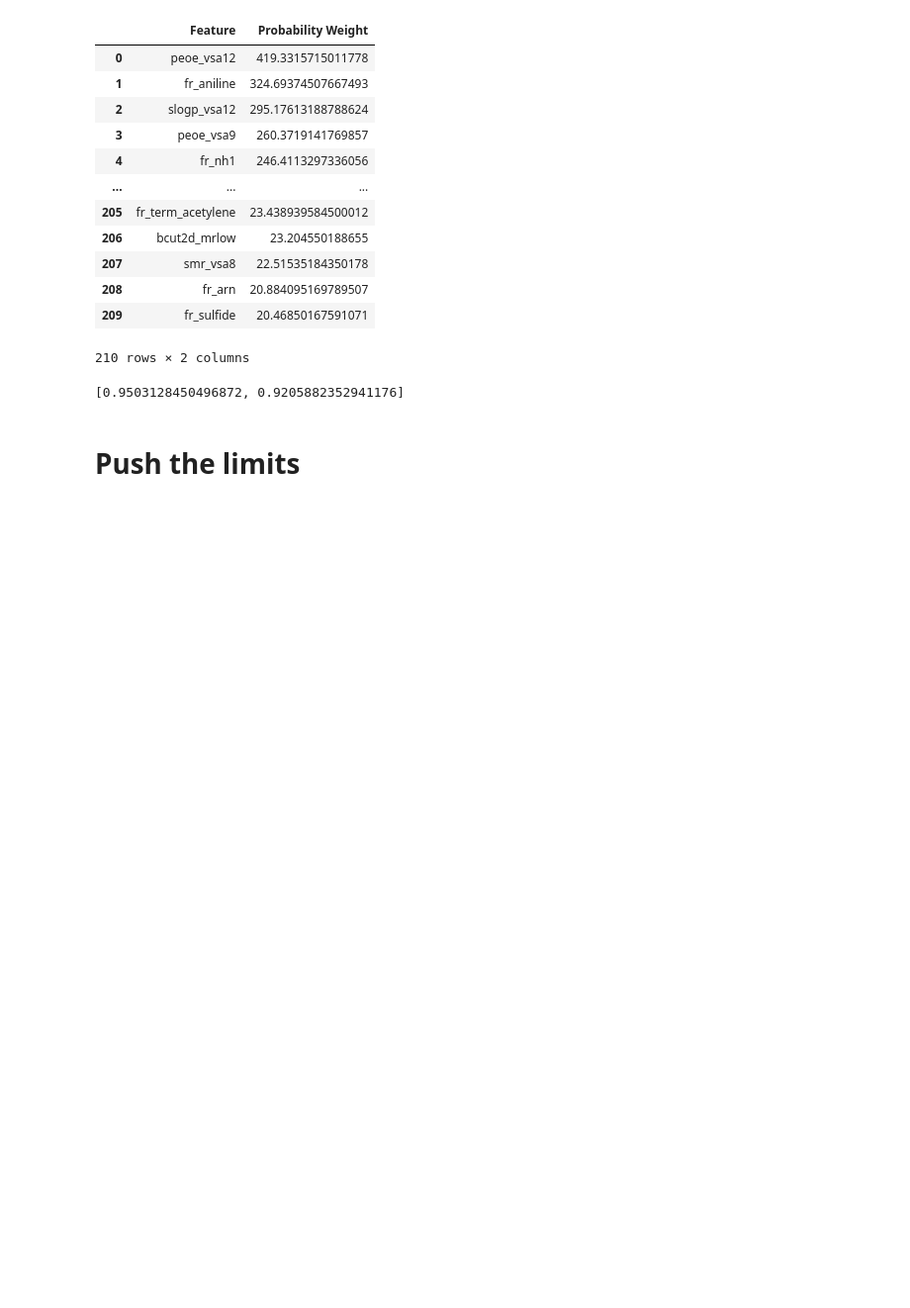
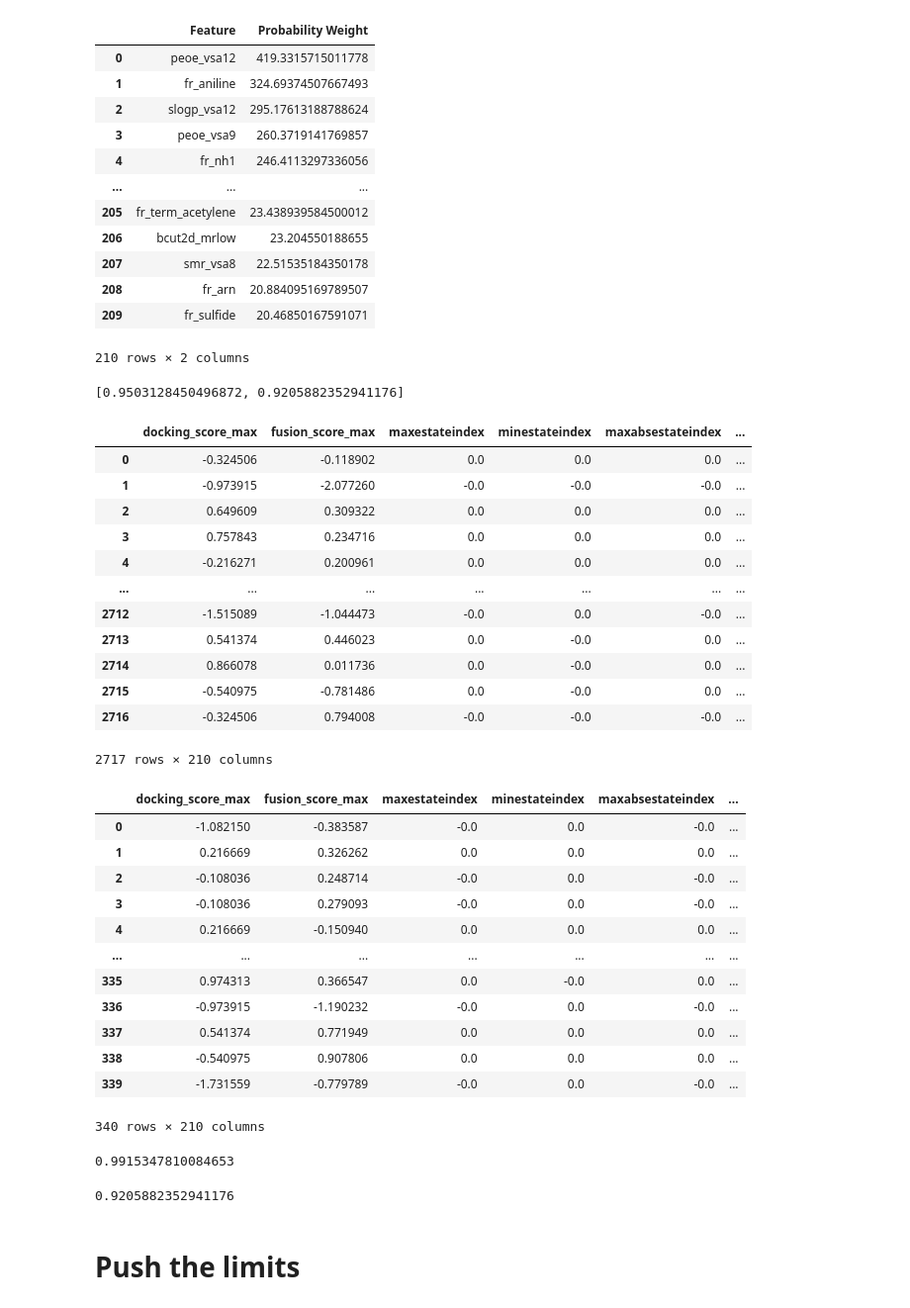
Before and after one commit to timothylindsey/Biola-Lawrence-Livermore-Project, a Jupyter notebook: Code/Feature Testing.ipynb, the cells around one changed output. Shown at 99% size. Cells and saved outputs as stored; diff of their text form; code cells hidden in the pictures; blank space fills up the shorter version.

```diff
--- a/Code/Feature Testing.ipynb
+++ b/Code/Feature Testing.ipynb
@@ -204,39 +204,73 @@ display(results_df, final_acc)
 # %%
 # with pd.option_context('display.max_rows', None,'display.max_columns', None,
 #     'display.precision', 3,):
 #     display(results)
 trainData, testData, valData, classTrain, classTest, classVal, dataLabels = get_data()
 
 col_idx = np.arange(0,210)
 
 train_data_df = pd.DataFrame(trainData, columns = dataLabels)
 train_temp_df = train_data_df.copy()
 val_data_df = pd.DataFrame(valData, columns = dataLabels)
 val_temp_df = val_data_df.copy()
 
 top_50_idx = final_probs.argsort()[-50:]
 #test_cols = np.random.choice(col_idx, top_50_idx, replace=False, p = arr1)
 # using set() to perform task
 test_cols_set = set(top_50_idx)
 col_idx_set = set(col_idx)
 zero_cols = list(col_idx_set - test_cols_set)
 
 train_temp_df.iloc[:, zero_cols] *= 0
 val_temp_df.iloc[:, zero_cols] *= 0
 
-
+display(train_temp_df, val_temp_df)
 Xtrain = train_temp_df.values
 Xval = val_temp_df.values
 accuracy, clf = runBasicSVM(Xtrain,classTrain, Xval)
-feature_list = list(results_df.head(50)['Feature'].values)
-listToStr = ','.join([elem for i,elem in enumerate(feature_list)])
-description = "Tim's state of the art feature reduction SVM. This model was generated in the Full Model Testing file. Features follows as comma separated list: "
-description += listToStr
-ModelFile.save(clf, "TSVM.pkl", description)
+#display(type(clf))
+in_samp_acc = accuracy_score(classTrain, accuracy[0])
+out_samp_acc = accuracy_score(classVal, accuracy[1])
+
+display(in_samp_acc,out_samp_acc)
+# feature_list = list(results_df.head(50)['Feature'].values)
+# listToStr = ','.join([elem for i,elem in enumerate(feature_list)])
+# description = "Tim's state of the art feature reduction SVM. This model was generated in the Full Model Testing file. Features follows as comma separated list: "
+# description += listToStr
+# ModelFile.save(clf, "TSVM.pkl", description)
 # print("In Sample ACC: ", final_acc[0])
 # print("Out of Sample ACC: ", final_acc[1])
 # display("Top 50 Features",results_df.head(50), "Bottom 50 Features", results_df.tail(50))
 #display(description)
+# %% [output]
+|  | docking_score_max | fusion_score_max | maxestateindex | minestateindex | maxabsestateindex | ... |
+| 0 | -0.324506 | -0.118902 | 0.0 | 0.0 | 0.0 | ... |
+| 1 | -0.973915 | -2.077260 | -0.0 | -0.0 | -0.0 | ... |
+| 2 | 0.649609 | 0.309322 | 0.0 | 0.0 | 0.0 | ... |
+| 3 | 0.757843 | 0.234716 | 0.0 | 0.0 | 0.0 | ... |
+| 4 | -0.216271 | 0.200961 | 0.0 | 0.0 | 0.0 | ... |
+| ... | ... | ... | ... | ... | ... | ... |
+| 2712 | -1.515089 | -1.044473 | -0.0 | 0.0 | -0.0 | ... |
+| 2713 | 0.541374 | 0.446023 | 0.0 | -0.0 | 0.0 | ... |
+| 2714 | 0.866078 | 0.011736 | 0.0 | -0.0 | 0.0 | ... |
+| 2715 | -0.540975 | -0.781486 | 0.0 | -0.0 | 0.0 | ... |
+| 2716 | -0.324506 | 0.794008 | -0.0 | -0.0 | -0.0 | ... |
+2717 rows × 210 columns
+|  | docking_score_max | fusion_score_max | maxestateindex | minestateindex | maxabsestateindex | ... |
+| 0 | -1.082150 | -0.383587 | -0.0 | 0.0 | -0.0 | ... |
+| 1 | 0.216669 | 0.326262 | 0.0 | 0.0 | 0.0 | ... |
+| 2 | -0.108036 | 0.248714 | -0.0 | 0.0 | -0.0 | ... |
+| 3 | -0.108036 | 0.279093 | -0.0 | 0.0 | -0.0 | ... |
+| 4 | 0.216669 | -0.150940 | 0.0 | 0.0 | 0.0 | ... |
+| ... | ... | ... | ... | ... | ... | ... |
+| 335 | 0.974313 | 0.366547 | 0.0 | -0.0 | 0.0 | ... |
+| 336 | -0.973915 | -1.190232 | -0.0 | 0.0 | -0.0 | ... |
+| 337 | 0.541374 | 0.771949 | 0.0 | 0.0 | 0.0 | ... |
+| 338 | -0.540975 | 0.907806 | 0.0 | 0.0 | 0.0 | ... |
+| 339 | -1.731559 | -0.779789 | -0.0 | 0.0 | -0.0 | ... |
+340 rows × 210 columns
+0.9915347810084653
+0.9205882352941176
 # %% [markdown]
 # Push the limits
 # %%
```
Also changed, not shown: parts of 8 cells of this notebook, 2 other files.
